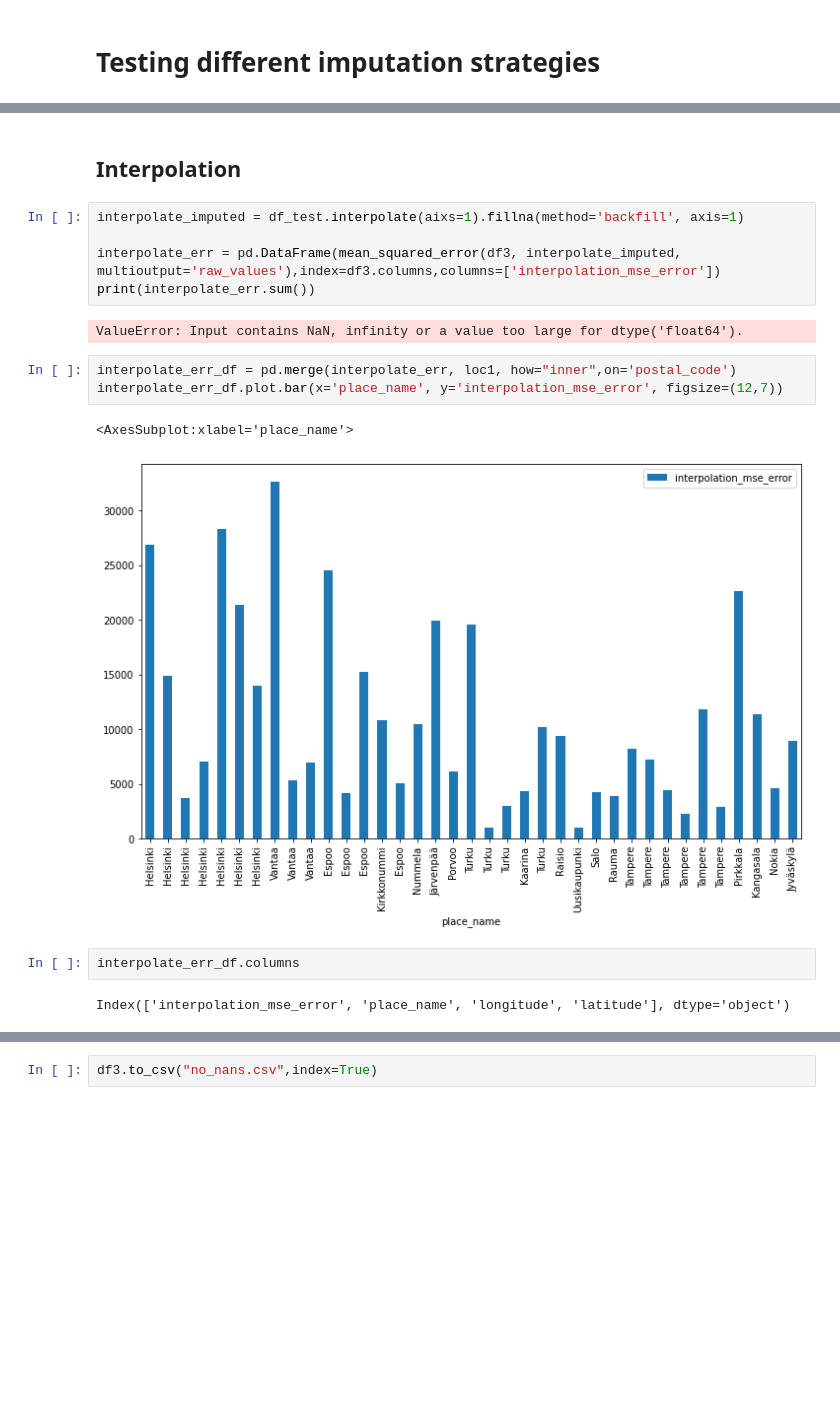
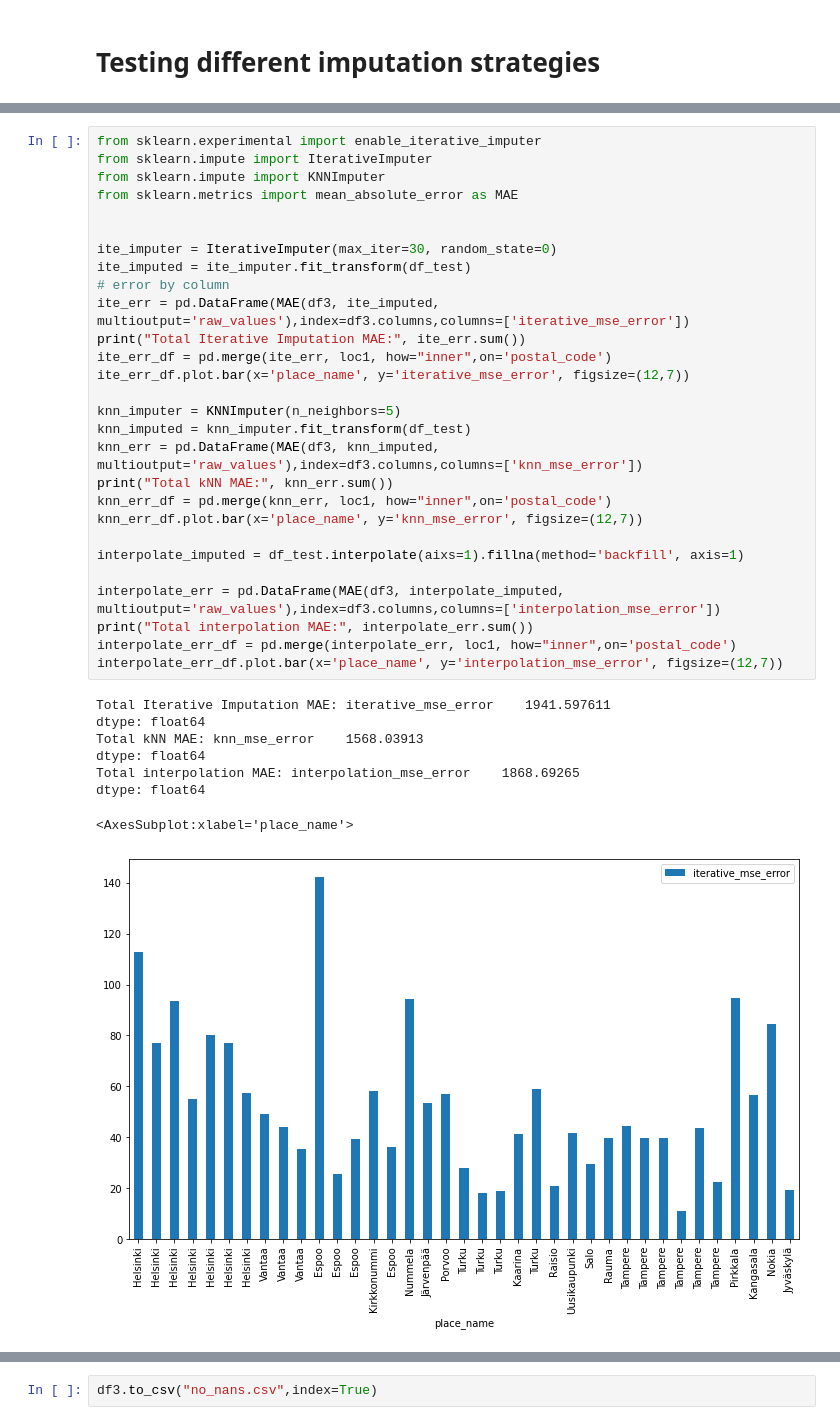
Before and after one commit to atreyaray/OP-Forecasting-Future-House-Prices, a Jupyter notebook: notebooks/Bruce/imputation.ipynb, the cells around one changed output, grey strips where cells are left out. Saved outputs shown, nothing was run; the diff lists cells and outputs as text; blank space fills up the shorter version.

```diff
--- a/notebooks/Bruce/imputation.ipynb
+++ b/notebooks/Bruce/imputation.ipynb
@@ -383,19 +299,37 @@ knn_err_df.plot.bar(x='place_name', y='knn_mse_error', figsize=(12,7))
-# %% [markdown]
-## Interpolation
-# %%
-interpolate_imputed = df_test.interpolate(aixs=1).fillna(method='backfill', axis=1)
-
-interpolate_err = pd.DataFrame(mean_squared_error(df3, interpolate_imputed, multioutput='raw_values'),index=df3.columns,columns=['interpolation_mse_error'])
-print(interpolate_err.sum())
-# %% [output]
-ValueError: Input contains NaN, infinity or a value too large for dtype('float64').
-# %%
-interpolate_err_df = pd.merge(interpolate_err, loc1, how="inner",on='postal_code')
-interpolate_err_df.plot.bar(x='place_name', y='interpolation_mse_error', figsize=(12,7))
-# %% [output]
-<AxesSubplot:xlabel='place_name'>
-[figure, removed]
-# %%
-interpolate_err_df.columns
-# %% [output]
-Index(['interpolation_mse_error', 'place_name', 'longitude', 'latitude'], dtype='object')
+# %%
+from sklearn.experimental import enable_iterative_imputer
+from sklearn.impute import IterativeImputer
+from sklearn.impute import KNNImputer
+from sklearn.metrics import mean_absolute_error as MAE
+
+
+ite_imputer = IterativeImputer(max_iter=30, random_state=0)
+ite_imputed = ite_imputer.fit_transform(df_test)
+# error by column
+ite_err = pd.DataFrame(MAE(df3, ite_imputed, multioutput='raw_values'),index=df3.columns,columns=['iterative_mse_error'])
+print("Total Iterative Imputation MAE:", ite_err.sum())
+ite_err_df = pd.merge(ite_err, loc1, how="inner",on='postal_code')
+ite_err_df.plot.bar(x='place_name', y='iterative_mse_error', figsize=(12,7))
+
+knn_imputer = KNNImputer(n_neighbors=5)
+knn_imputed = knn_imputer.fit_transform(df_test)
+knn_err = pd.DataFrame(MAE(df3, knn_imputed, multioutput='raw_values'),index=df3.columns,columns=['knn_mse_error'])
+print("Total kNN MAE:", knn_err.sum())
+knn_err_df = pd.merge(knn_err, loc1, how="inner",on='postal_code')
+knn_err_df.plot.bar(x='place_name', y='knn_mse_error', figsize=(12,7))
+
+interpolate_imputed = df_test.interpolate(aixs=1).fillna(method='backfill', axis=1)
+
+interpolate_err = pd.DataFrame(MAE(df3, interpolate_imputed, multioutput='raw_values'),index=df3.columns,columns=['interpolation_mse_error'])
+print("Total interpolation MAE:", interpolate_err.sum())
+interpolate_err_df = pd.merge(interpolate_err, loc1, how="inner",on='postal_code')
+interpolate_err_df.plot.bar(x='place_name', y='interpolation_mse_error', figsize=(12,7))
+# %% [output]
+Total Iterative Imputation MAE: iterative_mse_error    1941.597611
+dtype: float64
+Total kNN MAE: knn_mse_error    1568.03913
+dtype: float64
+Total interpolation MAE: interpolation_mse_error    1868.69265
+dtype: float64
+<AxesSubplot:xlabel='place_name'>
+[figure, added]
```
Also changed, not shown: parts of 15 cells of this notebook, 5 other files.
